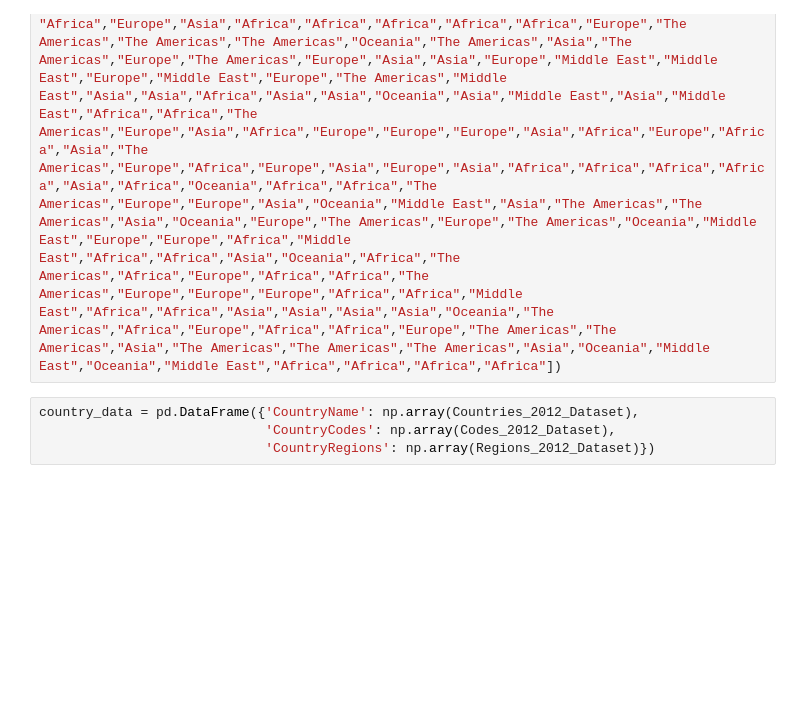
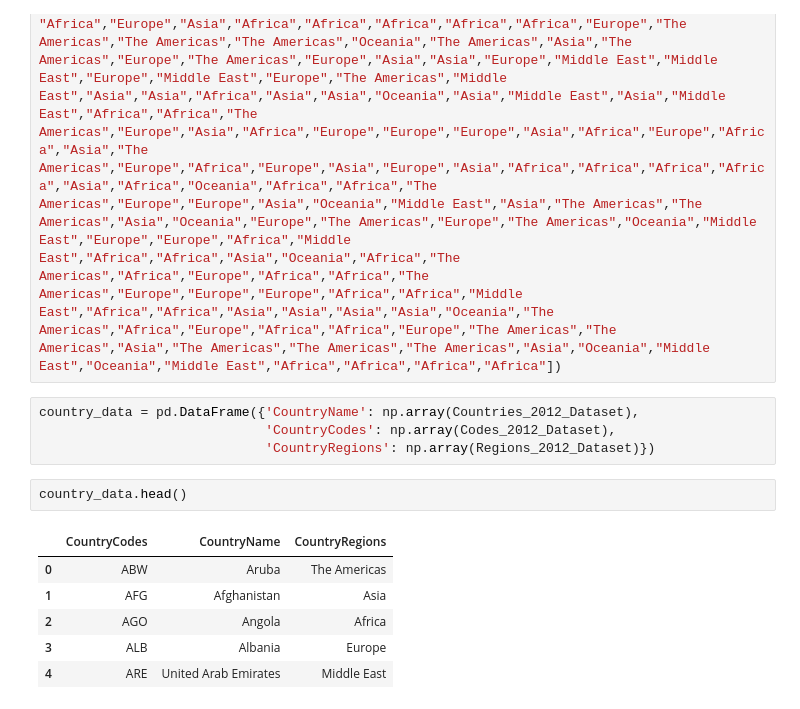
Before and after one commit to tedyeung/Python-, a Jupyter notebook: projects/Section_5_Homework_data.ipynb, the cells around one changed output. Drawn from its saved outputs; the diff is of its cells as text; blank space fills up the shorter version.

```diff
--- a/projects/Section_5_Homework_data.ipynb
+++ b/projects/Section_5_Homework_data.ipynb
@@ -93,3 +83,12 @@ Regions_2012_Dataset = list (["The Americas","Asia","Africa","Europe","Middle Ea
 country_data = pd.DataFrame({'CountryName': np.array(Countries_2012_Dataset),
                              'CountryCodes': np.array(Codes_2012_Dataset),
                              'CountryRegions': np.array(Regions_2012_Dataset)})
+# %%
+country_data.head()
+# %% [output]
+|  | CountryCodes | CountryName | CountryRegions |
+| 0 | ABW | Aruba | The Americas |
+| 1 | AFG | Afghanistan | Asia |
+| 2 | AGO | Angola | Africa |
+| 3 | ALB | Albania | Europe |
+| 4 | ARE | United Arab Emirates | Middle East |
```
Also changed, not shown: parts of 2 cells of this notebook.
